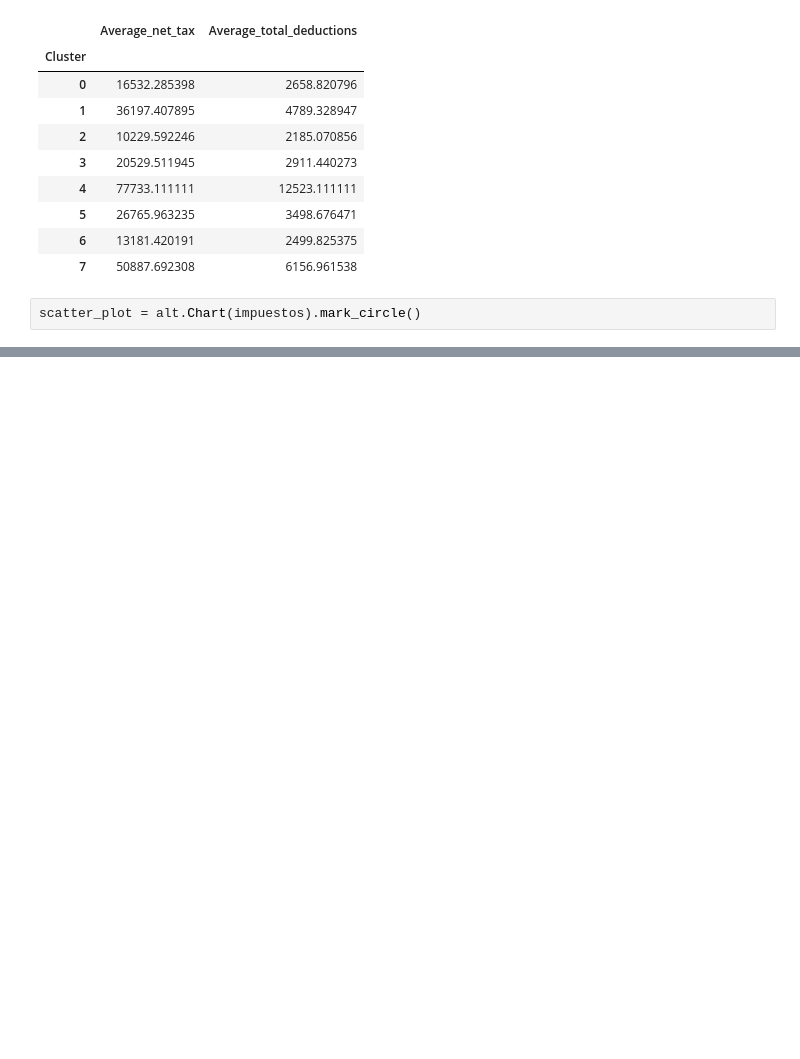
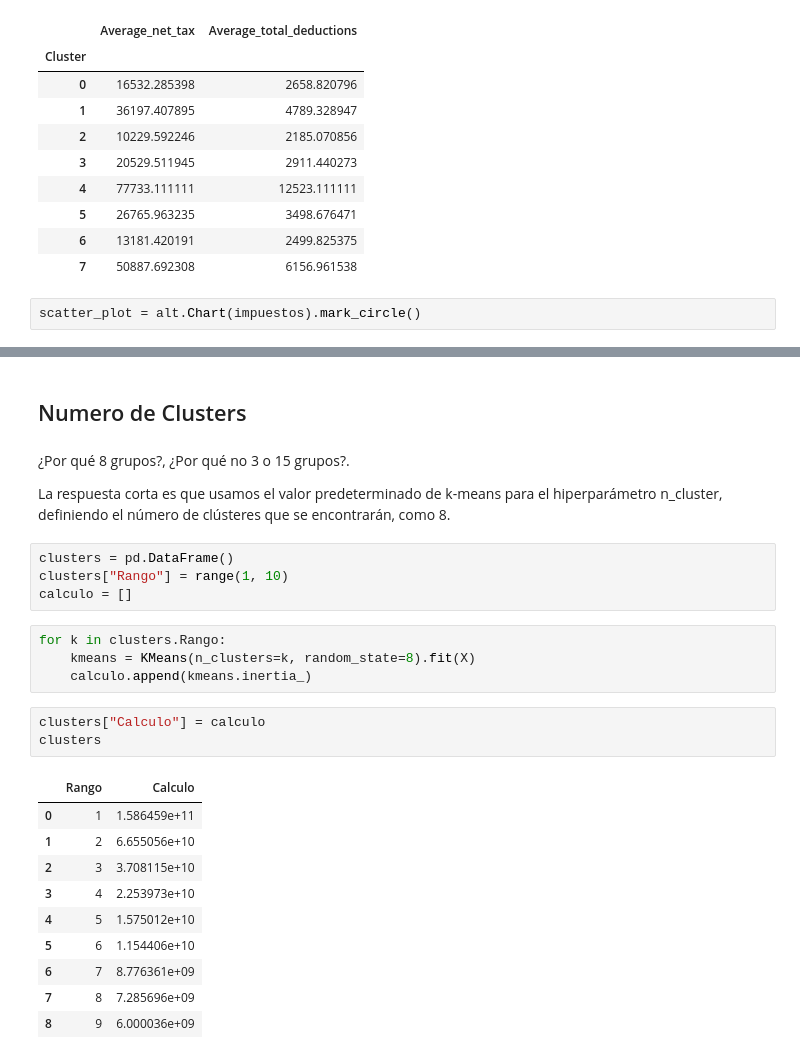
Before and after one commit to cristiandarioortegayubro/BA, a Jupyter notebook: BA_CE_TAX.ipynb, the cells around one changed output, grey strips where cells are left out. Cells and saved outputs as stored; diff of their text form; blank space fills up the shorter version.

```diff
--- a/BA_CE_TAX.ipynb
+++ b/BA_CE_TAX.ipynb
@@ -138,0 +143,28 @@ scatter_plot.encode(x="Average_total_deductions", y="Average_net_tax", color="Cl
+# %% [markdown]
+## Numero de Clusters
+# %% [markdown]
+¿Por qué 8 grupos?, ¿Por qué no 3 o 15 grupos?.
+
+La respuesta corta es que usamos el valor predeterminado de k-means para el hiperparámetro n_cluster, definiendo el número de clústeres que se encontrarán, como 8.
+# %%
+clusters = pd.DataFrame()
+clusters["Rango"] = range(1, 10)
+calculo = []
+# %%
+for k in clusters.Rango:
+    kmeans = KMeans(n_clusters=k, random_state=8).fit(X)
+    calculo.append(kmeans.inertia_)
+# %%
+clusters["Calculo"] = calculo
+clusters
+# %% [output]
+|  | Rango | Calculo |
+| 0 | 1 | 1.586459e+11 |
+| 1 | 2 | 6.655056e+10 |
+| 2 | 3 | 3.708115e+10 |
+| 3 | 4 | 2.253973e+10 |
+| 4 | 5 | 1.575012e+10 |
+| 5 | 6 | 1.154406e+10 |
+| 6 | 7 | 8.776361e+09 |
+| 7 | 8 | 7.285696e+09 |
+| 8 | 9 | 6.000036e+09 |
```
Also changed, not shown: parts of 11 cells of this notebook.
